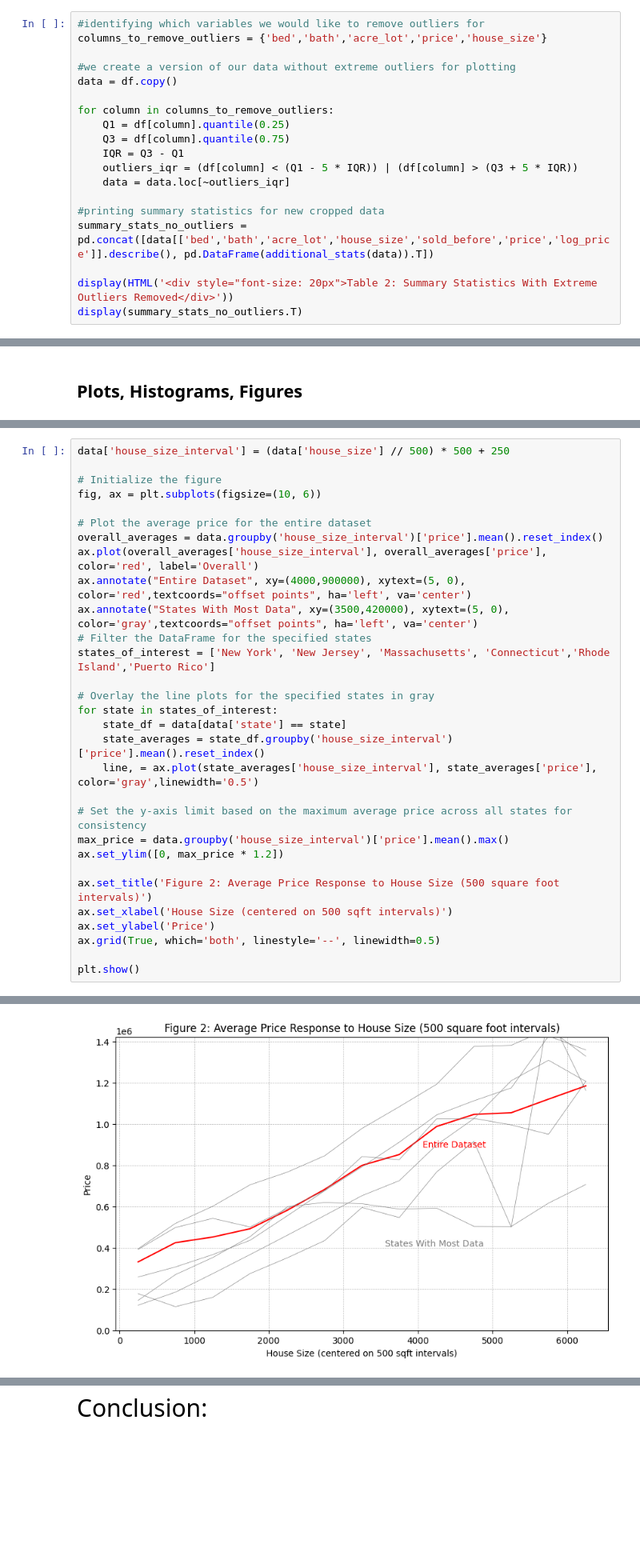
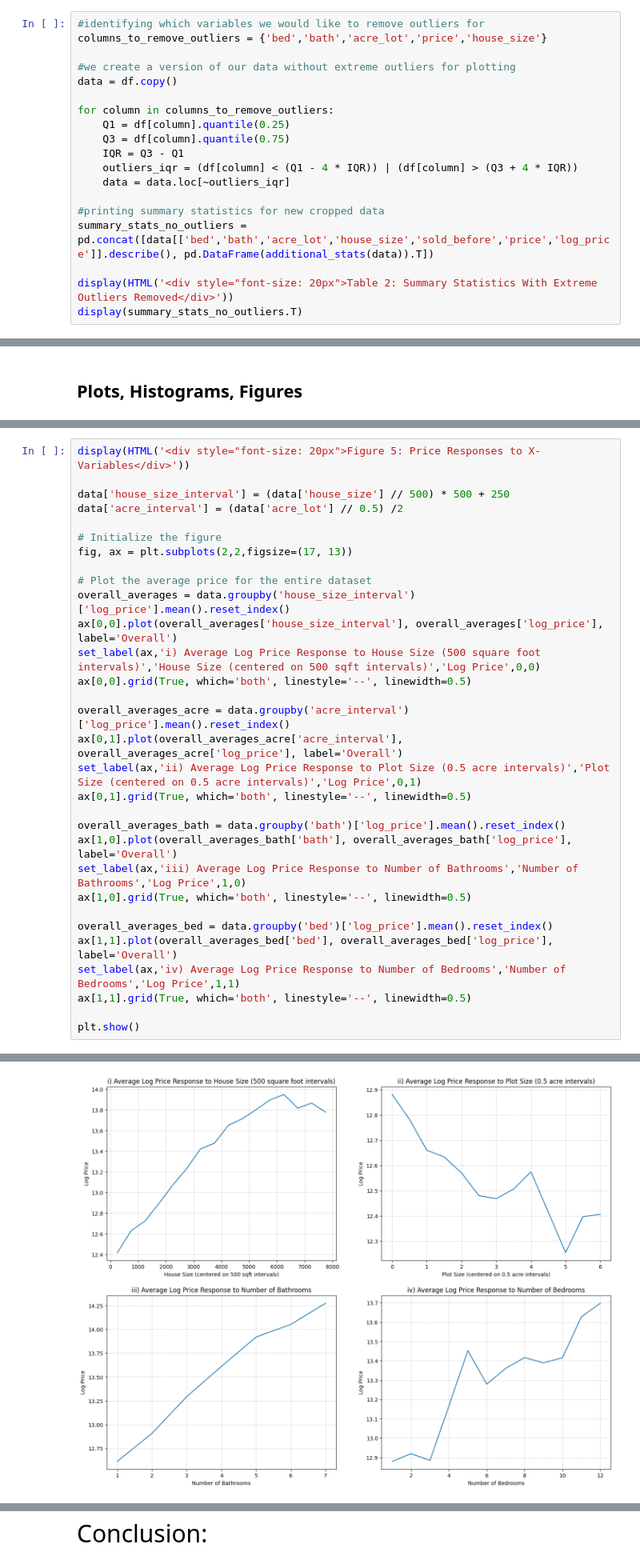
Before and after one commit to ECO225-W2024/project-one-code-S-O-Ahn, a Jupyter notebook: Project 1.ipynb, the cells around one changed output, grey strips where cells are left out. Shown: that part at 80% size. Saved outputs shown, nothing was run; the diff lists cells and outputs as text; blank space fills up the shorter version.

```diff
--- a/Project 1.ipynb
+++ b/Project 1.ipynb
@@ -78,7 +109,7 @@ for column in columns_to_remove_outliers:
     Q1 = df[column].quantile(0.25)
     Q3 = df[column].quantile(0.75)
     IQR = Q3 - Q1
-    outliers_iqr = (df[column] < (Q1 - 5 * IQR)) | (df[column] > (Q3 + 5 * IQR))
+    outliers_iqr = (df[column] < (Q1 - 4 * IQR)) | (df[column] > (Q3 + 4 * IQR))
     data = data.loc[~outliers_iqr]
 
 #printing summary statistics for new cropped data
@@ -195,31 +247,32 @@ Given this distribution of value, understanding how this value is decided will t
 # %%
+display(HTML('<div style="font-size: 20px">Figure 5: Price Responses to X-Variables</div>'))
+
 data['house_size_interval'] = (data['house_size'] // 500) * 500 + 250
+data['acre_interval'] = (data['acre_lot'] // 0.5) /2
 
 # Initialize the figure
-fig, ax = plt.subplots(figsize=(10, 6))
+fig, ax = plt.subplots(2,2,figsize=(17, 13))
 
 # Plot the average price for the entire dataset
-overall_averages = data.groupby('house_size_interval')['price'].mean().reset_index()
-ax.plot(overall_averages['house_size_interval'], overall_averages['price'], color='red', label='Overall')
-ax.annotate("Entire Dataset", xy=(4000,900000), xytext=(5, 0), color='red',textcoords="offset points", ha='left', va='center')
-ax.annotate("States With Most Data", xy=(3500,420000), xytext=(5, 0), color='gray',textcoords="offset points", ha='left', va='center')
-# Filter the DataFrame for the specified states
-states_of_interest = ['New York', 'New Jersey', 'Massachusetts', 'Connecticut','Rhode Island','Puerto Rico']
+overall_averages = data.groupby('house_size_interval')['log_price'].mean().reset_index()
+ax[0,0].plot(overall_averages['house_size_interval'], overall_averages['log_price'], label='Overall')
+set_label(ax,'i) Average Log Price Response to House Size (500 square foot intervals)','House Size (centered on 500 sqft intervals)','Log Price',0,0)
+ax[0,0].grid(True, which='both', linestyle='--', linewidth=0.5)
 
-# Overlay the line plots for the specified states in gray
-for state in states_of_interest:
-    state_df = data[data['state'] == state]
-    state_averages = state_df.groupby('house_size_interval')['price'].mean().reset_index()
-    line, = ax.plot(state_averages['house_size_interval'], state_averages['price'], color='gray',linewidth='0.5')
+overall_averages_acre = data.groupby('acre_interval')['log_price'].mean().reset_index()
+ax[0,1].plot(overall_averages_acre['acre_interval'], overall_averages_acre['log_price'], label='Overall')
+set_label(ax,'ii) Average Log Price Response to Plot Size (0.5 acre intervals)','Plot Size (centered on 0.5 acre intervals)','Log Price',0,1)
+ax[0,1].grid(True, which='both', linestyle='--', linewidth=0.5)
 
-# Set the y-axis limit based on the maximum average price across all states for consistency
-max_price = data.groupby('house_size_interval')['price'].mean().max()
-ax.set_ylim([0, max_price * 1.2])
+overall_averages_bath = data.groupby('bath')['log_price'].mean().reset_index()
+ax[1,0].plot(overall_averages_bath['bath'], overall_averages_bath['log_price'], label='Overall')
+set_label(ax,'iii) Average Log Price Response to Number of Bathrooms','Number of Bathrooms','Log Price',1,0)
+ax[1,0].grid(True, which='both', linestyle='--', linewidth=0.5)
 
-ax.set_title('Figure 2: Average Price Response to House Size (500 square foot intervals)')
-ax.set_xlabel('House Size (centered on 500 sqft intervals)')
-ax.set_ylabel('Price')
-ax.grid(True, which='both', linestyle='--', linewidth=0.5)
+overall_averages_bed = data.groupby('bed')['log_price'].mean().reset_index()
+ax[1,1].plot(overall_averages_bed['bed'], overall_averages_bed['log_price'], label='Overall')
+set_label(ax,'iv) Average Log Price Response to Number of Bedrooms','Number of Bedrooms','Log Price',1,1)
+ax[1,1].grid(True, which='both', linestyle='--', linewidth=0.5)
 
 plt.show()
 # %% [output]
@@ -226 +280 @@ plt.show()
-[figure, old version]
+[figure, new version]
```
Also changed, not shown: parts of 31 cells of this notebook.
